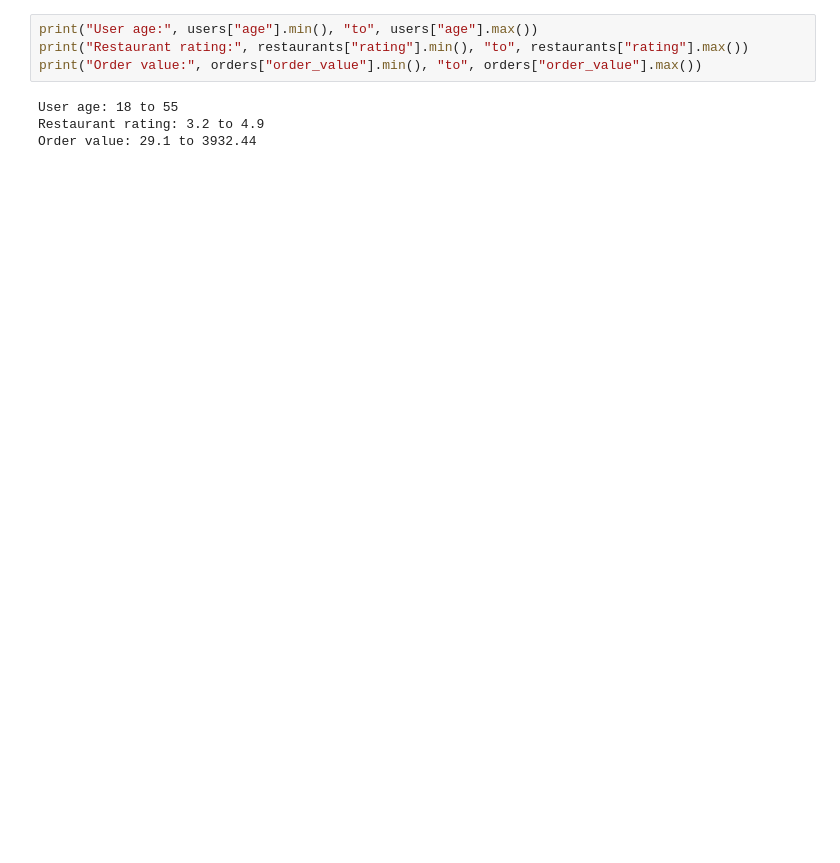
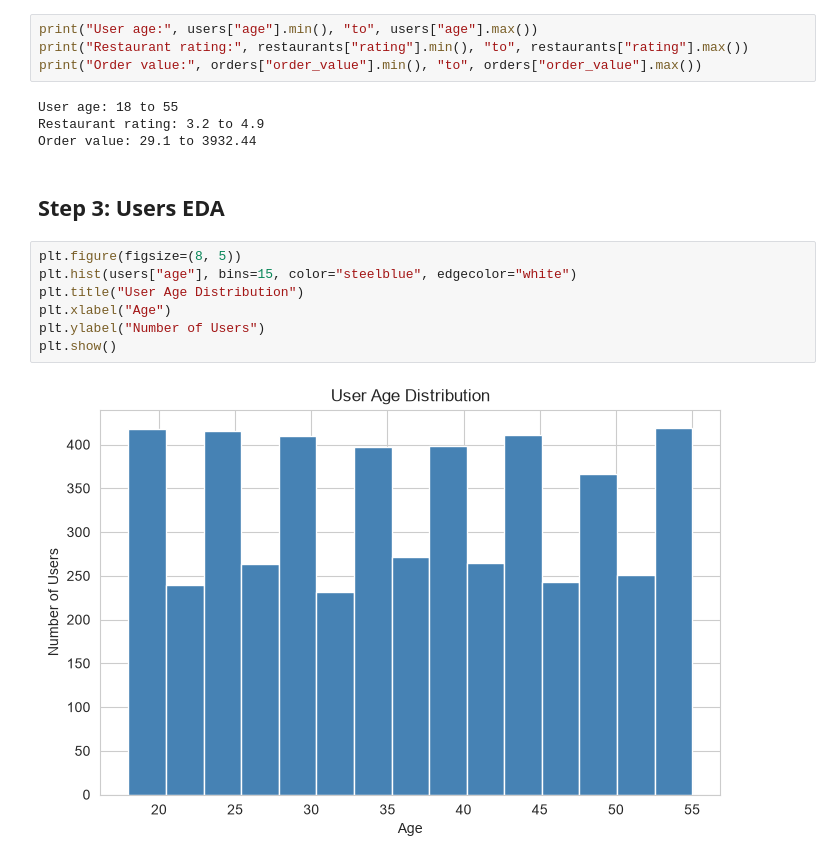
Before and after one commit to Monik17/zomato-funnel-analytics, a Jupyter notebook: notebooks/eda.ipynb, the cells around one changed output. Saved outputs shown, nothing was run; the diff lists cells and outputs as text; blank space fills up the shorter version.

Commit message:
basic eda charts

```diff
--- a/notebooks/eda.ipynb
+++ b/notebooks/eda.ipynb
@@ -248,3 +248,14 @@ print("Order value:", orders["order_value"].min(), "to", orders["order_value"].m
 User age: 18 to 55
 Restaurant rating: 3.2 to 4.9
 Order value: 29.1 to 3932.44
+# %% [markdown]
+## Step 3: Users EDA
+# %%
+plt.figure(figsize=(8, 5))
+plt.hist(users["age"], bins=15, color="steelblue", edgecolor="white")
+plt.title("User Age Distribution")
+plt.xlabel("Age")
+plt.ylabel("Number of Users")
+plt.show()
+# %% [output]
+[figure, added]
```
Also changed, not shown: parts of 4 cells of this notebook.
